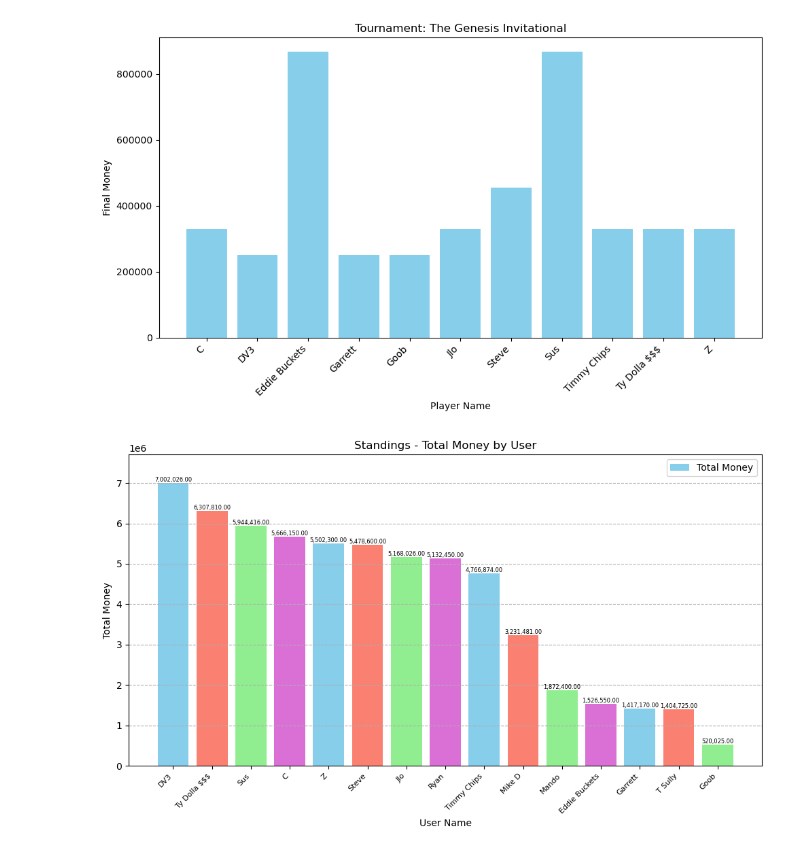
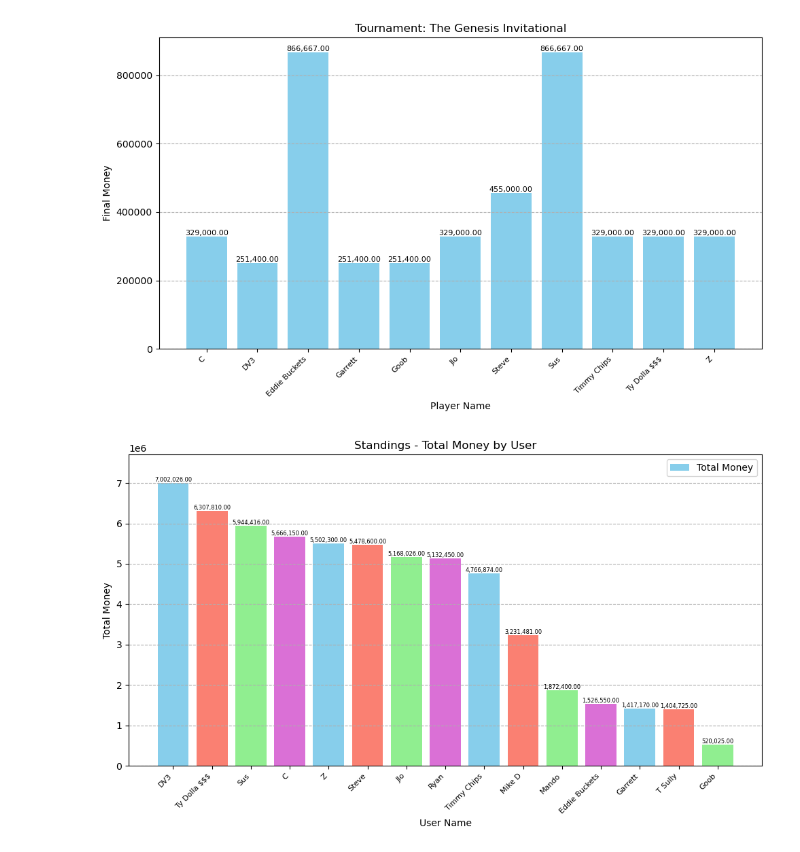
Before and after one commit to 80penguin80/pga_pool_app, a Jupyter notebook: main.ipynb, the cells around one changed output. Cells and saved outputs as stored; diff of their text form; code cells hidden in the pictures.

```diff
--- a/main.ipynb
+++ b/main.ipynb
@@ -215,7 +215,7 @@ def show_tournament_chart(tournament_name):
         port="5433"
     )
     cursor = conn.cursor()
-    cursor.execute("SELECT user_name,total_money FROM public.user_results WHERE tournament_name = %s", (tournament_name,))
+    cursor.execute("SELECT user_name, total_money FROM public.user_results WHERE tournament_name = %s", (tournament_name,))
     data = cursor.fetchall()
     conn.close()
 
@@ -229,27 +229,38 @@ def show_tournament_chart(tournament_name):
     # Create a Figure and Axes for the bar chart
     fig, ax = plt.subplots(figsize=(10, 6))
 
-    # Plot the bar chart
-    ax.bar(players, final_money, color='skyblue')
+    # Plot the bar chart with customized colors
+    bars = ax.bar(players, final_money, color='skyblue')
+
+    # Add labels on top of the bars
+    for bar in bars:
+        money_value = bar.get_height()
+        formatted_money = '{:,.2f}'.format(round(money_value))  # Format money value with commas and two decimal places
+        ax.text(bar.get_x() + bar.get_width() / 2, bar.get_height(), formatted_money,
+                ha='center', va='bottom', fontsize=8)
 
     # Set title and labels
-    ax.set_title(f"Tournament: {tournament_name}")
-    ax.set_xlabel('Player Name')
-    ax.set_ylabel('Final Money')
+    ax.set_title(f"Tournament: {tournament_name}", fontsize=12)
+    ax.set_xlabel('Player Name', fontsize=10)
+    ax.set_ylabel('Final Money', fontsize=10)
 
     # Rotate x-axis labels for better readability
-    plt.xticks(rotation=45, ha='right')
+    plt.xticks(rotation=45, ha='right', fontsize=8)
+
+    # Add grid lines
+    plt.grid(axis='y', linestyle='--')
 
     # Ensure tight layout
     plt.tight_layout()
 
-    # Create a FigureCanvasTkAgg instance
+    # Create a canvas to display the chart in the Tkinter window
     canvas = FigureCanvasTkAgg(fig, master=chart_window)
     canvas.draw()
     canvas.get_tk_widget().pack()
 
-    # Display the bar chart
+    # Display the chart window
     chart_window.mainloop()
+
 
 # Function to create buttons for each tournament name
 def create_buttons(root, tournament_names):
@@ -260,6 +271,17 @@ def create_buttons(root, tournament_names):
 # Create main window
 root = tk.Tk()
 root.title("PGA Pool Picker")
+
+style = ttk.Style()
+style.theme_use('clam')  # You can change the theme here
+
+# Customize fonts and colors
+style.configure('TButton', font=('Arial', 12), foreground='white', background='blue')  # Example for buttons
+style.configure('TLabel', font=('Arial', 14), foreground='black', background='lightgray')  # Example for labels
+
+# Add padding and margins
+root.geometry('800x600')  # Set the window size
+root.configure(padx=10, pady=10)
 # Create labels
 user_name_label = ttk.Label(root, text="User Name:")
 user_name_label.grid(row=0, column=0, padx=5, pady=5)
@@ -276,34 +298,34 @@ user_name_dropdown = ttk.Combobox(root, textvariable=user_name_var)
 user_name_dropdown['values'] = usernames
 user_name_dropdown.grid(row=0, column=1, padx=5, pady=5)
 user_name_dropdown.bind("<KeyRelease>", filter_dropdown)
 
 tournament_name_var = tk.StringVar()
 tournament_name_dropdown = ttk.Combobox(root, textvariable=tournament_name_var)
 tournament_name_dropdown['values'] = list(tournament_data['tournament_name'])
 tournament_name_dropdown.grid(row=1, column=1, padx=5, pady=5)
 tournament_name_dropdown.bind("<KeyRelease>", filter_dropdown)
 
 
 player_pick_var = tk.StringVar()
 player_pick_dropdown = ttk.Combobox(root, textvariable=player_pick_var)
 player_pick_dropdown['values'] = list(player_choice['player_name'])
 player_pick_dropdown.grid(row=2, column=1, padx=5, pady=5)
 player_pick_dropdown.bind("<KeyRelease>", filter_dropdown)
 
 # Create submit button
 submit_button = ttk.Button(root, text="Submit", command=submit)
 submit_button.grid(row=3, column=0, columnspan=2, padx=5, pady=5)
 
 # Standings Button
 show_standings_button = tk.Button(root, text="Show Standings", command=display_standings)
 show_standings_button.grid(row=0, column=5, pady=10)
 
 past_results_button = tk.Button(root, text='Past Results', command=lambda: create_buttons(root, get_unique_tournament_names()))
 past_results_button.grid(row=2, column=5, pady=10)
 
 root.mainloop()
 # %% [output]
-[figure, old version]
+[figure, new version]
 [figure]
 # %%
 
```
